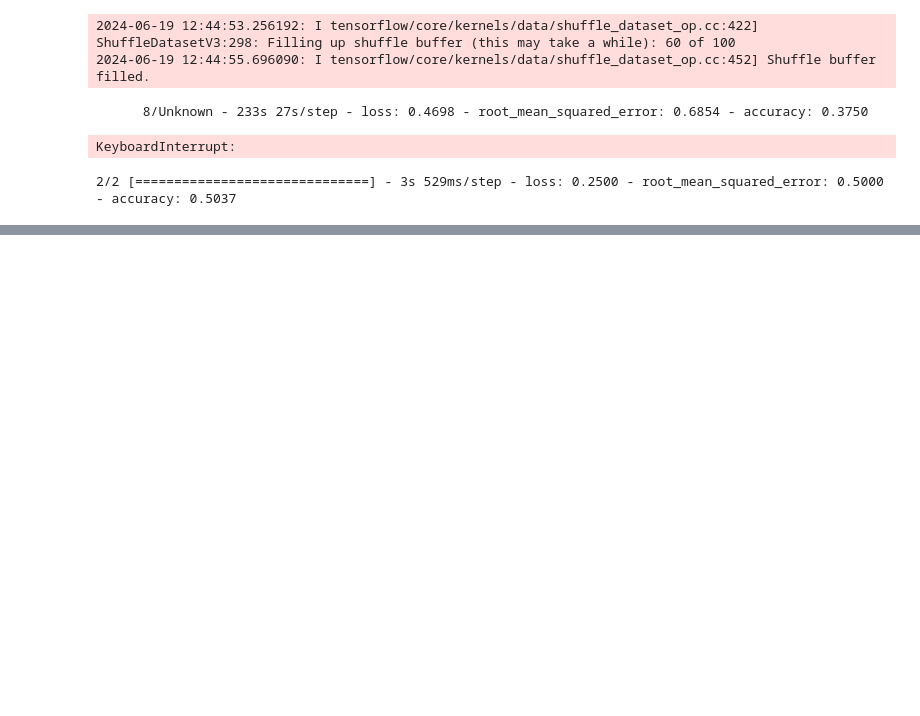
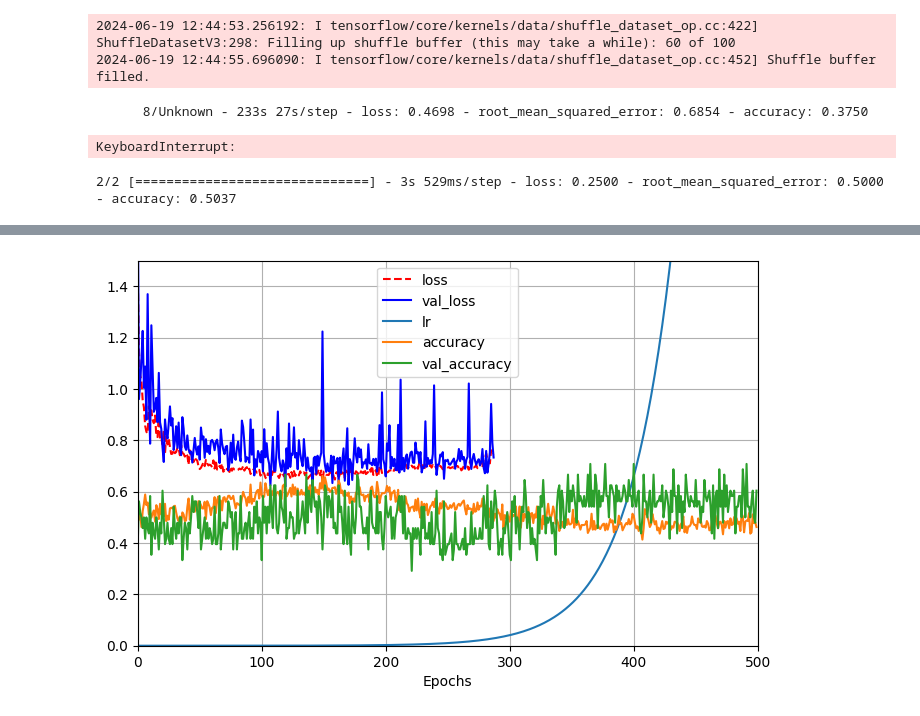
Before and after one commit to LennartPhil/Brain_Mets_Classification, a Jupyter notebook: notebooks/testing/tfr_testing_station.ipynb, the cells around one changed output, grey strips where cells are left out. Drawn from its saved outputs; the diff is of its cells as text; code cells hidden in the pictures; blank space fills up the shorter version.

```diff
--- a/notebooks/testing/tfr_testing_station.ipynb
+++ b/notebooks/testing/tfr_testing_station.ipynb
@@ -468,0 +481,10 @@ score = model.evaluate(test_data)
+# %%
+pd.DataFrame(history)[["loss","val_loss","lr","accuracy","val_accuracy"]].plot(figsize=(8,5),
+                           xlim=(0,500),
+                           ylim=(0,1.5),
+                           grid=True,
+                           xlabel="Epochs",
+                           style=["r--","b-"],)
+plt.show()
+# %% [output]
+[figure, added]
```
Also changed, not shown: parts of 3 cells of this notebook.
